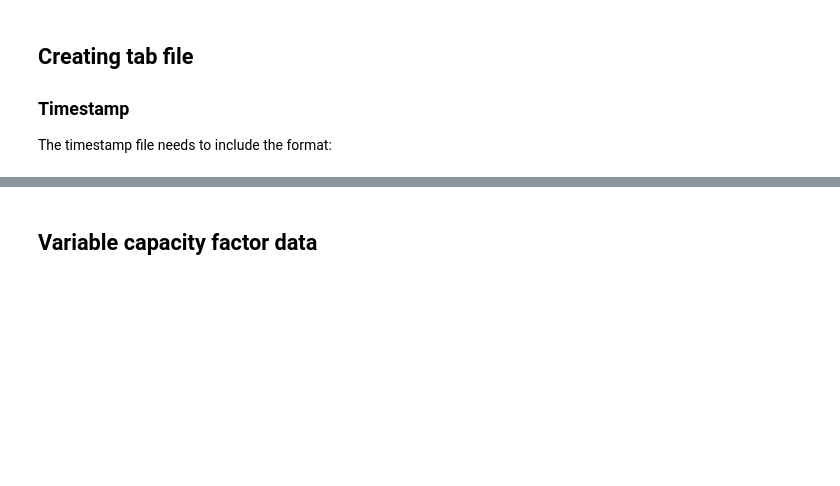
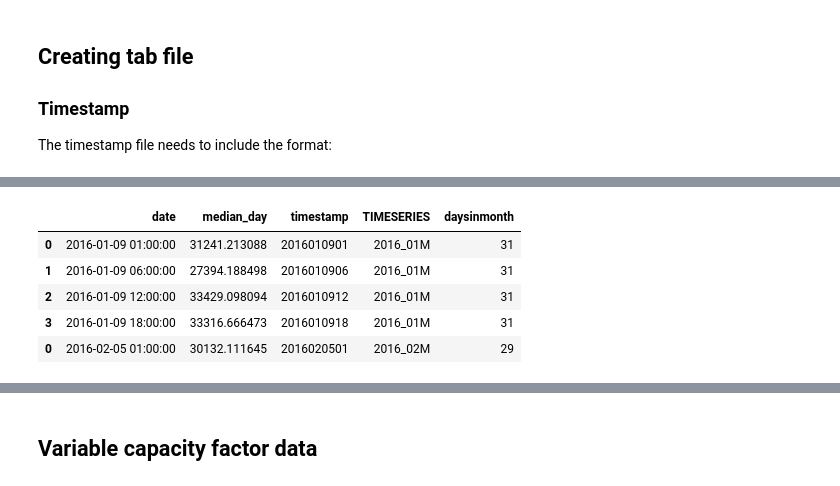
Before and after one commit to sergiocastellanos/switch_mexico_data, a Jupyter notebook: notebooks/Inputs-switch.ipynb, the cells around one changed output, grey strips where cells are left out. Drawn from its saved outputs; the diff is of its cells as text; code cells hidden in the pictures; blank space fills up the shorter version.

```diff
--- a/notebooks/Inputs-switch.ipynb
+++ b/notebooks/Inputs-switch.ipynb
@@ -93,0 +106,17 @@ output_data = output_data.loc[output_data.date.dt.year <= 2025]
+# %%
+number = 4
+def get_median_day(data, number=4, freq='1MS'):
+    years = []
+    for index, group in data.groupby([pd.TimeGrouper('A'), pd.TimeGrouper(freq)]):
+        grouper = group.groupby(pd.TimeGrouper('D')).mean()
+        if len(grouper) & 1:
+            # Odd number of days
+            index_median = grouper.loc[grouper==grouper.median()].index[0]
+        else:
+            # Even number of days
+            index_median = (np.abs(grouper-grouper.median())).argmin()
+        years.append(group.loc[index_median.strftime('%Y-%m-%d')].iloc[::int((24/number))].reset_index())
+    output_data = pd.concat(years)
+    output_data.rename(columns={'index':'date', 'total':'median_day'}, inplace=True)
+
+    return output_data
@@ -99,0 +152,13 @@ The timestamp file needs to include the format:
+# %%
+median_identifier = 'M'
+median_data['timestamp'] = median_data['date'].dt.strftime('%Y%m%d%H')
+median_data['TIMESERIES'] = median_data['date'].dt.strftime('%Y_%m{}'.format(median_identifier))
+median_data['daysinmonth'] = median_data['date'].dt.daysinmonth
+median_data.head()
+# %% [output]
+|  | date | median_day | timestamp | TIMESERIES | daysinmonth |
+| 0 | 2016-01-09 01:00:00 | 31241.213088 | 2016010901 | 2016_01M | 31 |
+| 1 | 2016-01-09 06:00:00 | 27394.188498 | 2016010906 | 2016_01M | 31 |
+| 2 | 2016-01-09 12:00:00 | 33429.098094 | 2016010912 | 2016_01M | 31 |
+| 3 | 2016-01-09 18:00:00 | 33316.666473 | 2016010918 | 2016_01M | 31 |
+| 0 | 2016-02-05 01:00:00 | 30132.111645 | 2016020501 | 2016_02M | 29 |
```
Also changed, not shown: parts of 22 cells of this notebook.
